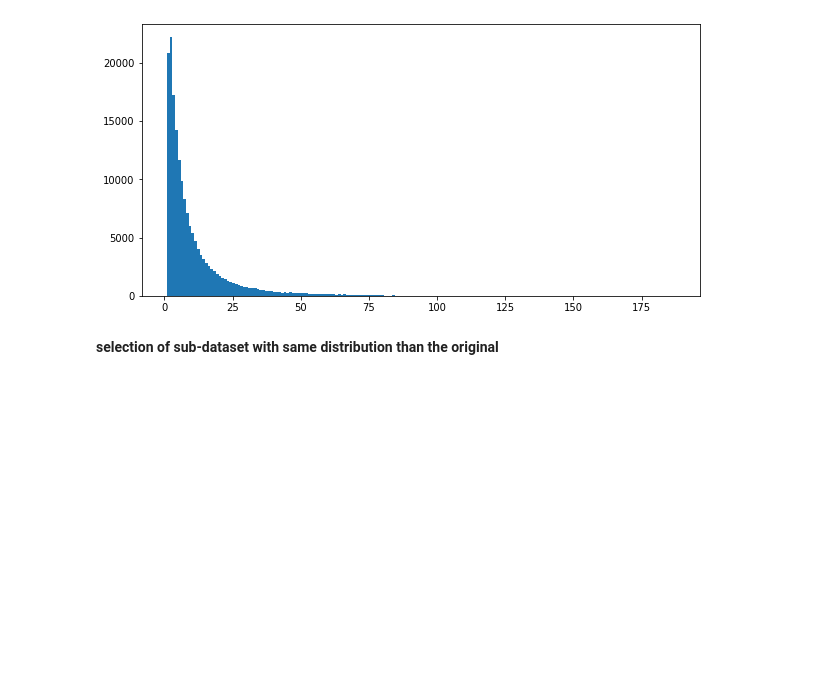
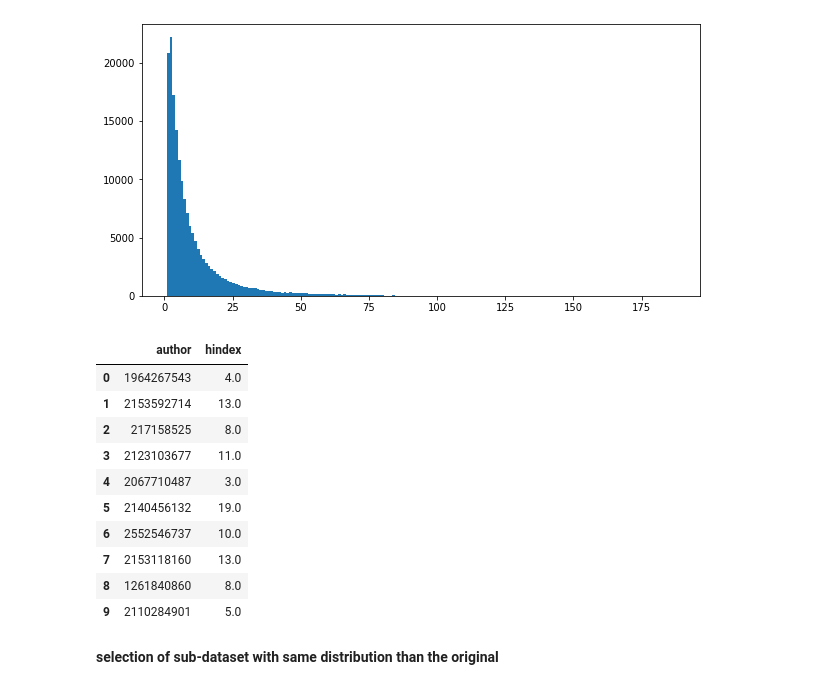
Before and after one commit to gostreap/h_index, a Jupyter notebook: src/fasttext.ipynb, the cells around one changed output. Drawn from its saved outputs; the diff is of its cells as text; code cells hidden in the pictures; blank space fills up the shorter version.

```diff
--- a/src/fasttext.ipynb
+++ b/src/fasttext.ipynb
@@ -17,6 +17,20 @@ plt.figure(figsize=(10,5))
 plt.hist(x=train['hindex'],bins=187);
 # %% [output]
 [figure]
+# %%
+train[0:10]
+# %% [output]
+|  | author | hindex |
+| 0 | 1964267543 | 4.0 |
+| 1 | 2153592714 | 13.0 |
+| 2 | 217158525 | 8.0 |
+| 3 | 2123103677 | 11.0 |
+| 4 | 2067710487 | 3.0 |
+| 5 | 2140456132 | 19.0 |
+| 6 | 2552546737 | 10.0 |
+| 7 | 2153118160 | 13.0 |
+| 8 | 1261840860 | 8.0 |
+| 9 | 2110284901 | 5.0 |
 # %% [markdown]
 **selection of sub-dataset with same distribution than the original**
 # %% [markdown]
```
Also changed, not shown: parts of 19 cells of this notebook, 3 other files.
